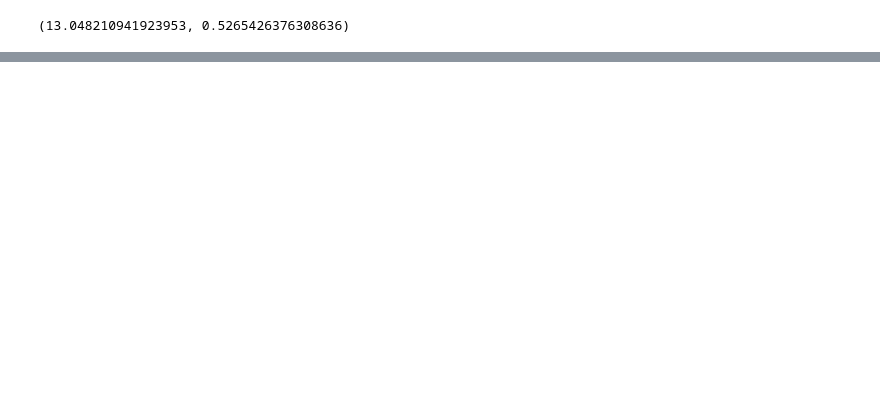
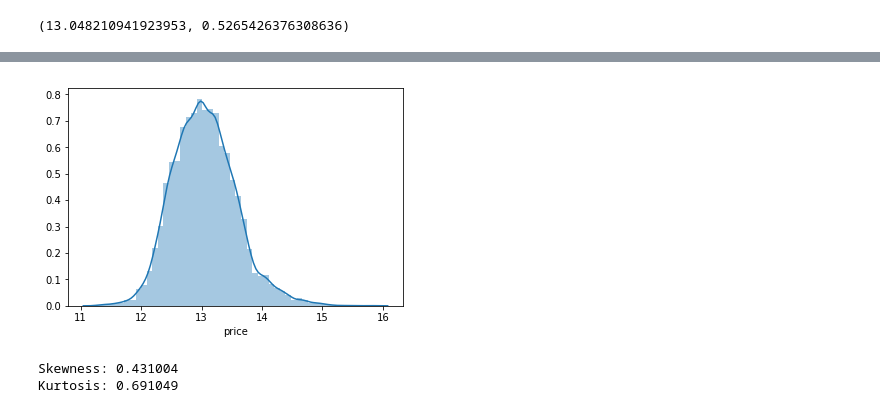
Before and after one commit to giorosati/dsc-1-final-project-online-ds-pt-100118, a Jupyter notebook: student.ipynb, the cells around one changed output, grey strips where cells are left out. Cells and saved outputs as stored; diff of their text form; code cells hidden in the pictures; blank space fills up the shorter version.

```diff
--- a/student.ipynb
+++ b/student.ipynb
@@ -195,0 +227,12 @@ norm.fit(log_price.price)
+# %%
+#Plotting a histogram using Seaborn - to check
+sns.distplot(log_price.price);
+# %% [output]
+[figure, added]
+# %%
+#Let us measure the house sales price curve characteristics: skewness and kurtosis
+print("Skewness: %f" % log_price.price.skew())
+print("Kurtosis: %f" % log_price.price.kurt())
+# %% [output]
+Skewness: 0.431004
+Kurtosis: 0.691049
```
Also changed, not shown: parts of 8 cells of this notebook.
